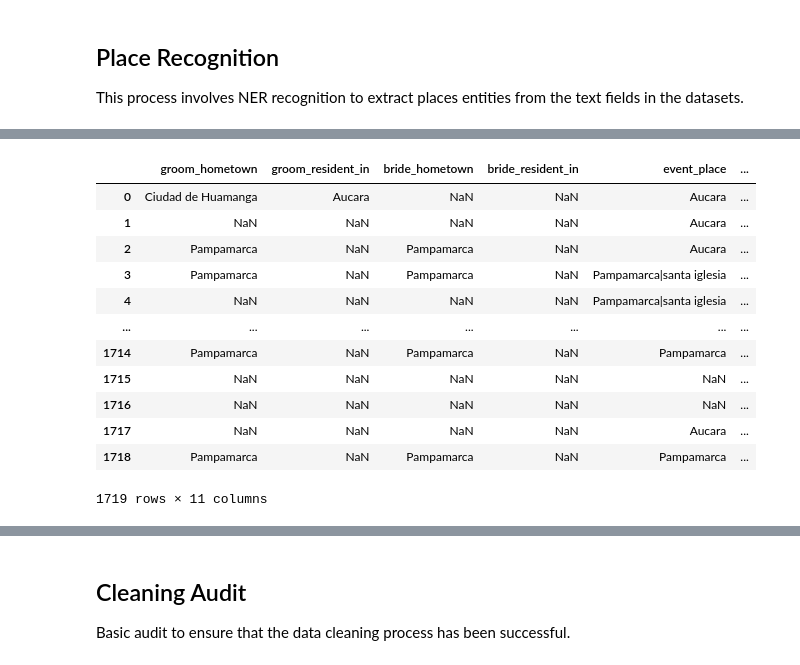
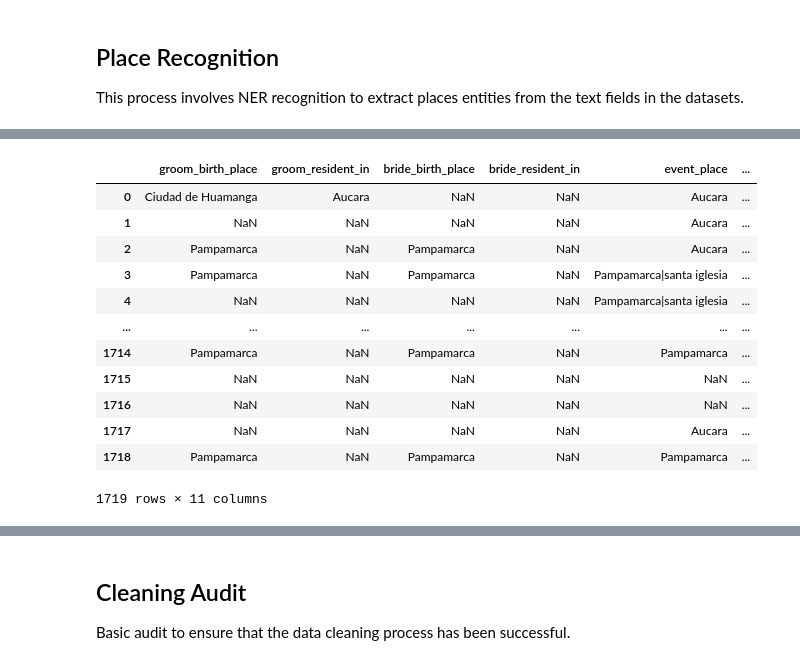
Before and after one commit to UCSB-AMPLab/sondondo, a Jupyter notebook: project_code/1_dataCleaning.ipynb, the cells around one changed output, grey strips where cells are left out. Saved outputs shown, nothing was run; the diff lists cells and outputs as text; code cells hidden in the pictures.

Commit message:
replace _hometown for birth_place

```diff
--- a/project_code/1_dataCleaning.ipynb
+++ b/project_code/1_dataCleaning.ipynb
@@ -383,7 +383,7 @@ from actions.extractors import placeRecognition
 extractor = placeRecognition.PlaceExtractor()
 # %%
 bautismos_place_columns = [
-    'baptized_hometown', 'event_place', 'event_geographic_descriptor_1',
+    'baptized_birth_place', 'event_place', 'event_geographic_descriptor_1',
         'event_geographic_descriptor_2', 'event_geographic_descriptor_3',
         'event_geographic_descriptor_4'
 ]
@@ -411,23 +411,23 @@ BAUTISMOS_HARMONIZED[bautismos_place_columns]
 6341 rows × 6 columns
 # %%
 matrimonios_place_columns = [
-    'groom_hometown',
+    'groom_birth_place',
        'groom_resident_in',
-       'bride_hometown', 'bride_resident_in',
+       'bride_birth_place', 'bride_resident_in',
        'event_place', 'event_geographic_descriptor_1', 'event_geographic_descriptor_2',
        'event_geographic_descriptor_3', 'event_geographic_descriptor_4',
        'event_geographic_descriptor_5', 'event_geographic_descriptor_6'
 ]
 
 MATRIMONIOS_PLACES_RAW = MATRIMONIOS_HARMONIZED[matrimonios_place_columns]
 
 for col in matrimonios_place_columns:
     if col in MATRIMONIOS_HARMONIZED.columns:
         MATRIMONIOS_HARMONIZED[col] = extractor.extract_places_per_row(MATRIMONIOS_HARMONIZED[col])
 
 MATRIMONIOS_HARMONIZED[matrimonios_place_columns]
 # %% [output]
-|  | groom_hometown | groom_resident_in | bride_hometown | bride_resident_in | event_place | ... |
+|  | groom_birth_place | groom_resident_in | bride_birth_place | bride_resident_in | event_place | ... |
 | 0 | Ciudad de Huamanga | Aucara | NaN | NaN | Aucara | ... |
 | 1 | NaN | NaN | NaN | NaN | Aucara | ... |
 | 2 | Pampamarca | NaN | Pampamarca | NaN | Aucara | ... |
```
Also changed, not shown: parts of 6 cells of this notebook, 16 other files.
